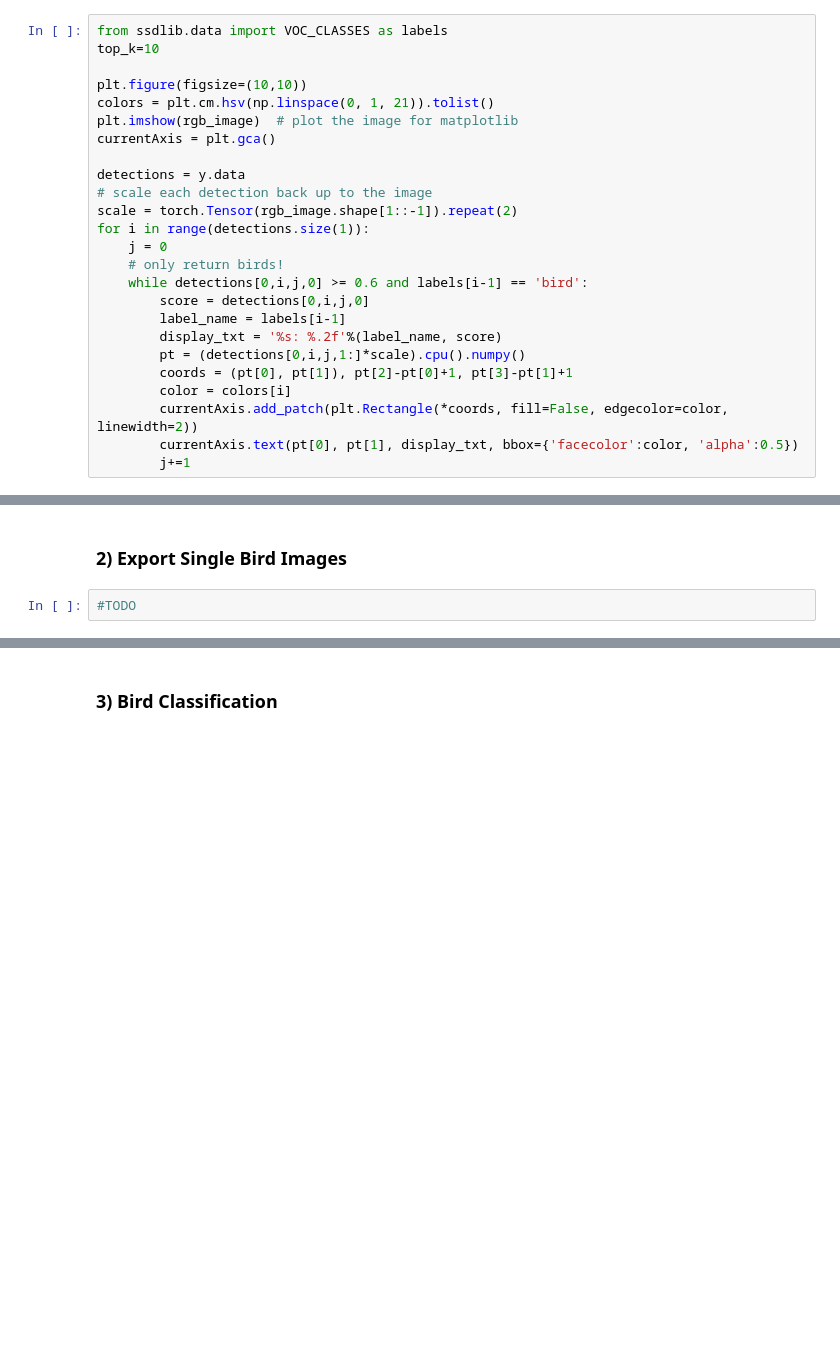
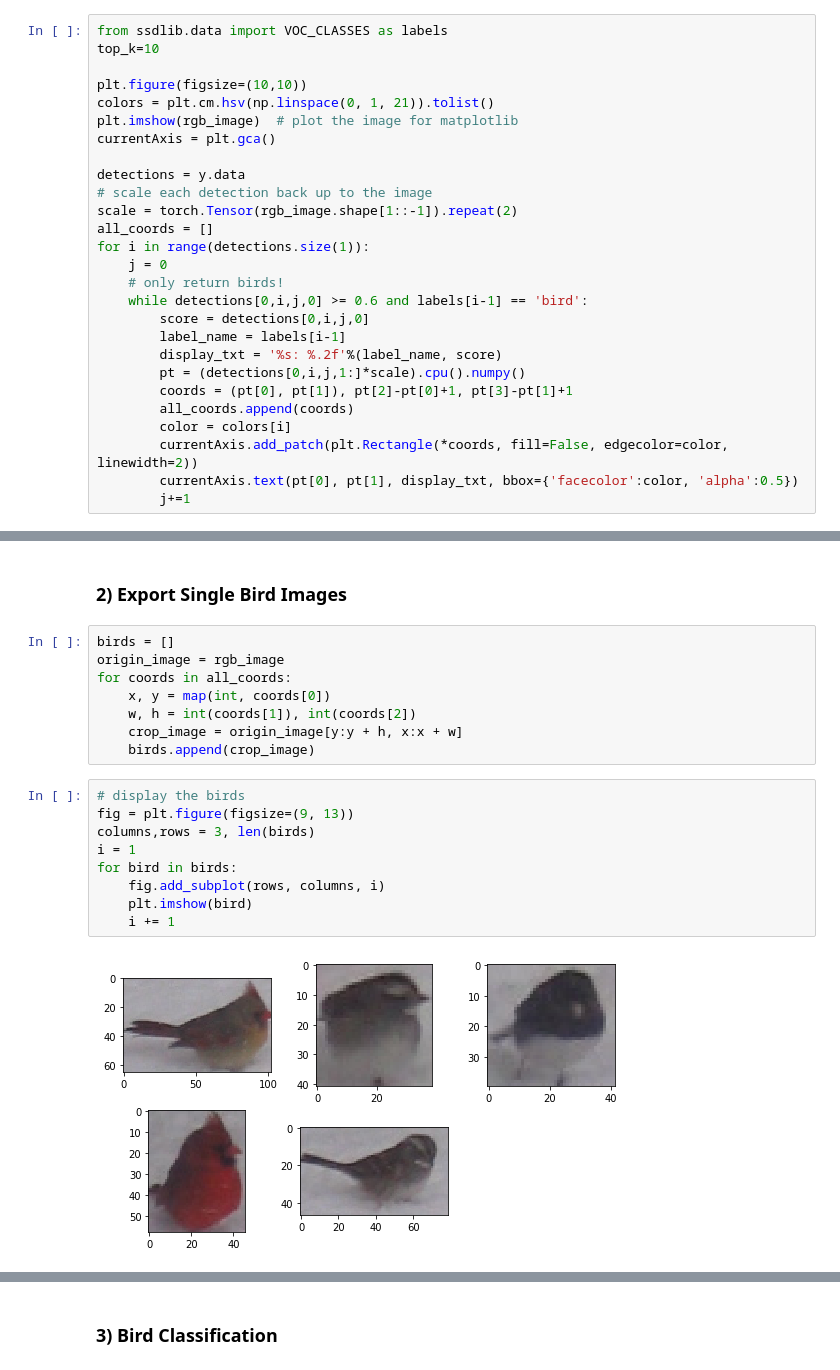
Before and after one commit to senyuuri/ml-birdwatching, a Jupyter notebook: birdwatching.ipynb, the cells around one changed output, grey strips where cells are left out. Cells and saved outputs as stored; diff of their text form; blank space fills up the shorter version.

Commit message:
Split bird images after SSD

```diff
--- a/birdwatching.ipynb
+++ b/birdwatching.ipynb
@@ -110,6 +92,7 @@ currentAxis = plt.gca()
 detections = y.data
 # scale each detection back up to the image
 scale = torch.Tensor(rgb_image.shape[1::-1]).repeat(2)
+all_coords = []
 for i in range(detections.size(1)):
     j = 0
     # only return birds!
@@ -119,6 +102,7 @@ for i in range(detections.size(1)):
         display_txt = '%s: %.2f'%(label_name, score)
         pt = (detections[0,i,j,1:]*scale).cpu().numpy()
         coords = (pt[0], pt[1]), pt[2]-pt[0]+1, pt[3]-pt[1]+1
+        all_coords.append(coords)
         color = colors[i]
         currentAxis.add_patch(plt.Rectangle(*coords, fill=False, edgecolor=color, linewidth=2))
         currentAxis.text(pt[0], pt[1], display_txt, bbox={'facecolor':color, 'alpha':0.5})
@@ -128,4 +116,21 @@ for i in range(detections.size(1)):
 # %% [markdown]
 ### 2) Export Single Bird Images
-# %%
-#TODO
+# %%
+birds = []
+origin_image = rgb_image
+for coords in all_coords:
+    x, y = map(int, coords[0])
+    w, h = int(coords[1]), int(coords[2])
+    crop_image = origin_image[y:y + h, x:x + w]
+    birds.append(crop_image)
+# %%
+# display the birds
+fig = plt.figure(figsize=(9, 13))
+columns,rows = 3, len(birds)
+i = 1
+for bird in birds:
+    fig.add_subplot(rows, columns, i)
+    plt.imshow(bird)
+    i += 1
+# %% [output]
+[figure, added]
```
Also changed, not shown: parts of 19 cells of this notebook.
